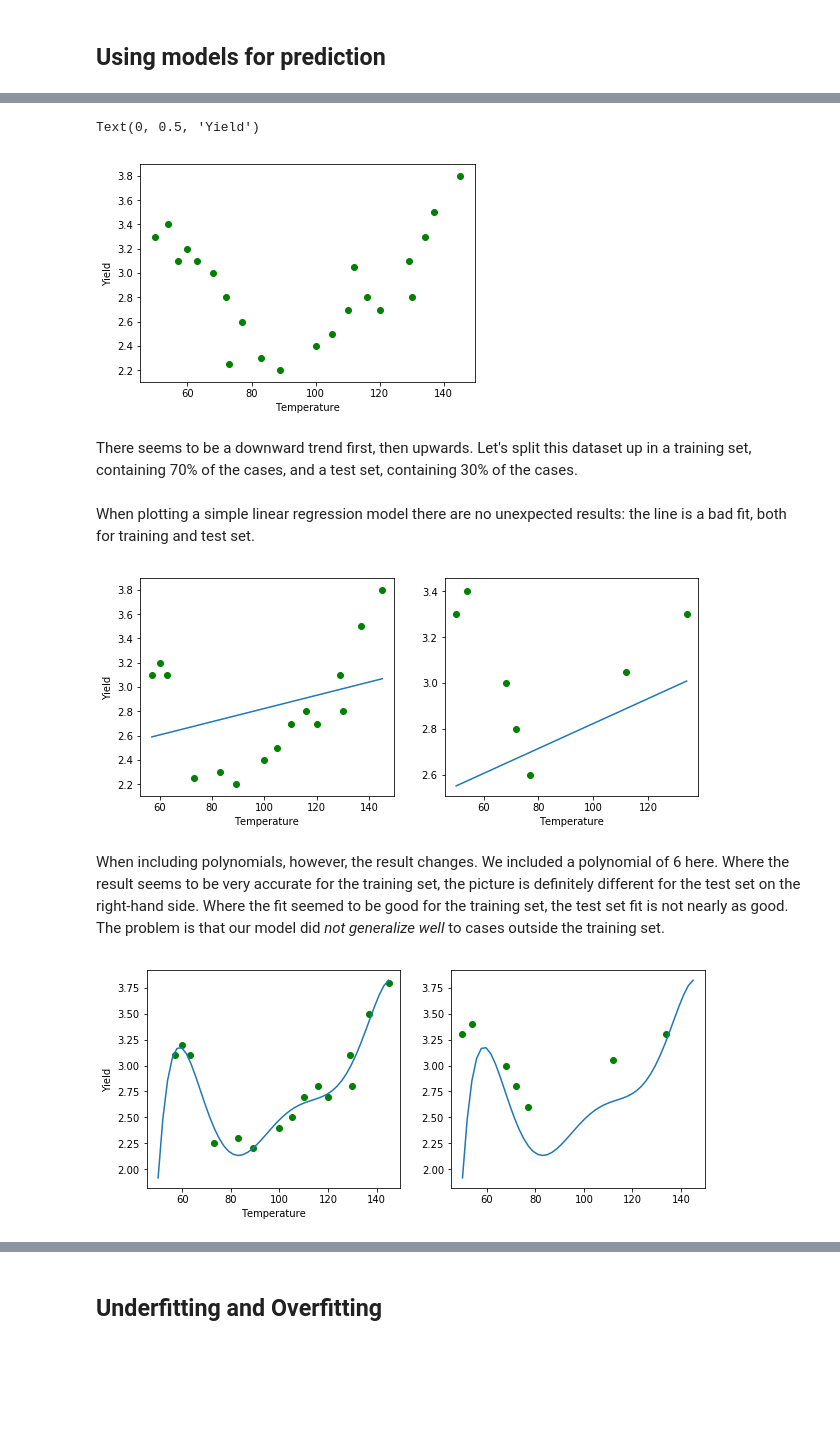
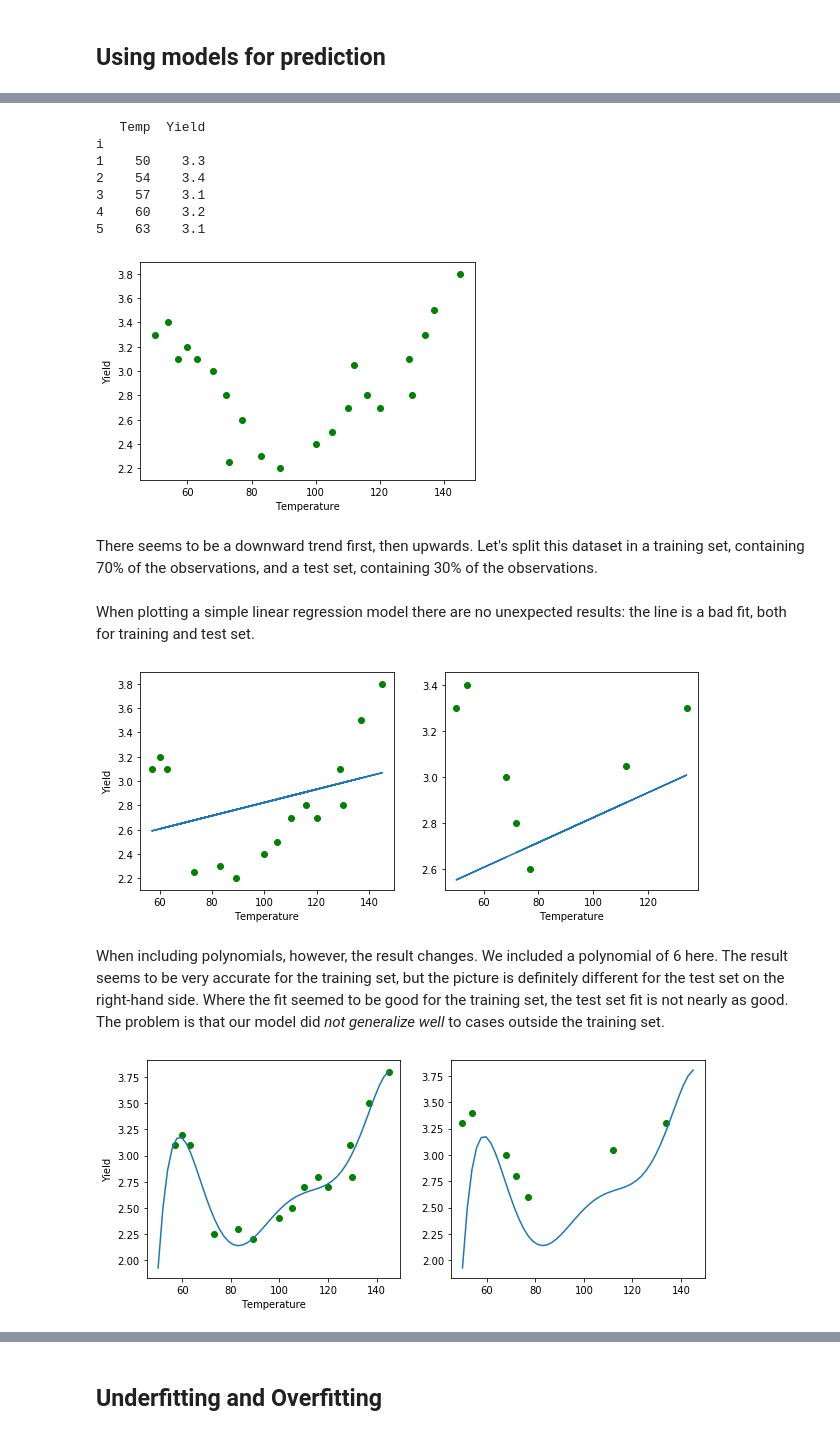
Before and after one commit to learn-co-curriculum/dsc-bias-variance-trade-off, a Jupyter notebook: index.ipynb, the cells around one changed output, grey strips where cells are left out. Drawn from its saved outputs; the diff is of its cells as text; code cells hidden in the pictures; blank space fills up the shorter version.

```diff
--- a/index.ipynb
+++ b/index.ipynb
@@ -19,24 +21,30 @@ When building models for predicting, we have previously seen how we need to crea
 # %%
+import numpy as np
 import pandas as pd
-yld = pd.read_csv("yield2.csv", sep='\s+', index_col = 0)
+import matplotlib.pyplot as plt
+%matplotlib inline
 from sklearn.linear_model import LinearRegression
 from sklearn.model_selection import train_test_split
-import matplotlib.pyplot as plt
 from sklearn.preprocessing import PolynomialFeatures
-import numpy as np
+from sklearn.metrics import mean_squared_error
 
-yld.head()
-y = yld["Yield"]
-X = yld["Temp"]
+yld = pd.read_csv('yield2.csv', sep='\s+', index_col = 0)
 
-type(X)
+print(yld.head())
+y = yld['Yield']
+X = yld['Temp']
 
-#X.dtype
-plt.scatter(X,y, color = "green")
-plt.xlabel("Temperature")
-plt.ylabel("Yield")
+plt.scatter(X, y, color = 'green')
+plt.xlabel('Temperature')
+plt.ylabel('Yield');
 # %% [output]
-Text(0, 0.5, 'Yield')
+   Temp  Yield
+i
+1    50    3.3
+2    54    3.4
+3    57    3.1
+4    60    3.2
+5    63    3.1
-[figure, old version]
+[figure, new version]
 # %% [markdown]
-There seems to be a downward trend first, then upwards. Let's split this dataset up in a training set, containing 70% of the cases, and a test set, containing 30% of the cases.
+There seems to be a downward trend first, then upwards. Let's split this dataset in a training set, containing 70% of the observations, and a test set, containing 30% of the observations.
@@ -52,18 +55,19 @@ data_test = df_test.sort_values([0])
 # %% [markdown]
 When plotting a simple linear regression model there are no unexpected results: the line is a bad fit, both for training and test set.
 # %%
+# Plot the simple model
 plt.figure(figsize=(10, 4))
 plt.subplot(1, 2, 1)
-plt.scatter(data_train[0], data_train[1], color = "green")
-plt.plot(data_train[0].values.reshape(-1, 1), reg.predict(data_train[0].values.reshape(-1, 1)))
-plt.xlabel("Temperature")
-plt.ylabel("Yield")
+plt.scatter(X_train, y_train, color='green')
+plt.plot(X_train.values.reshape(-1, 1), reg.predict(X_train.values.reshape(-1, 1)))
+plt.xlabel('Temperature')
+plt.ylabel('Yield')
 
 plt.subplot(1, 2, 2)
-plt.scatter(data_test[0], data_test[1], color = "green")
-plt.plot(data_test[0].values.reshape(-1, 1), reg.predict(data_test[0].values.reshape(-1, 1)))
-plt.xlabel("Temperature");
+plt.scatter(X_test, y_test, color='green')
+plt.plot(X_test.values.reshape(-1, 1), reg.predict(X_test.values.reshape(-1, 1)))
+plt.xlabel('Temperature');
 # %% [output]
-[figure, old version]
+[figure, new version]
 # %% [markdown]
-When including polynomials, however, the result changes. We included a polynomial of 6 here. Where the result seems to be very accurate for the training set, the picture is definitely different for the test set on the right-hand side. Where the fit seemed to be good for the training set, the test set fit is not nearly as good. The problem is that our model did *not generalize well* to cases outside the training set.
+When including polynomials, however, the result changes. We included a polynomial of 6 here. The result seems to be very accurate for the training set, but the picture is definitely different for the test set on the right-hand side. Where the fit seemed to be good for the training set, the test set fit is not nearly as good. The problem is that our model did *not generalize well* to cases outside the training set.
@@ -80,0 +74,5 @@ data_test = df_test.sort_values([0])
+# %%
+# 6th degree polynomial
+poly = PolynomialFeatures(6)
+X_fin = poly.fit_transform(X_train.values.reshape(-1, 1))
+reg_poly = LinearRegression().fit(X_fin, y_train)
@@ -81,19 +84,14 @@ data_test = df_test.sort_values([0])
 # %%
-# plot polynomial fit
-X_linspace = pd.DataFrame(np.linspace(50,145,50), columns = ["Temp"])
-X_linspace_fin = poly.fit_transform(X_linspace)
-
-y_poly_pred = reg_poly.predict(X_linspace_fin)
-
+# Plot 6th degree polynomial fit
 plt.figure(figsize=(10, 4))
 plt.subplot(1, 2, 1)
-plt.scatter(data_train[0], data_train[1], color = "green")
-plt.plot(X_linspace,y_poly_pred)
-plt.xlabel("Temperature")
-plt.ylabel("Yield")
+plt.scatter(X_train, y_train, color='green')
+plt.plot(X_linspace, y_poly_pred)
+plt.xlabel('Temperature')
+plt.ylabel('Yield')
 
 plt.subplot(1, 2, 2)
-plt.scatter(data_test[0], data_test[1], color = "green")
-plt.plot(X_linspace,y_poly_pred);
+plt.scatter(X_test, y_test, color='green')
+plt.plot(X_linspace, y_poly_pred);
 # %% [output]
-[figure, old version]
+[figure, new version]
```
Also changed, not shown: parts of 22 cells of this notebook, 8 other files.
